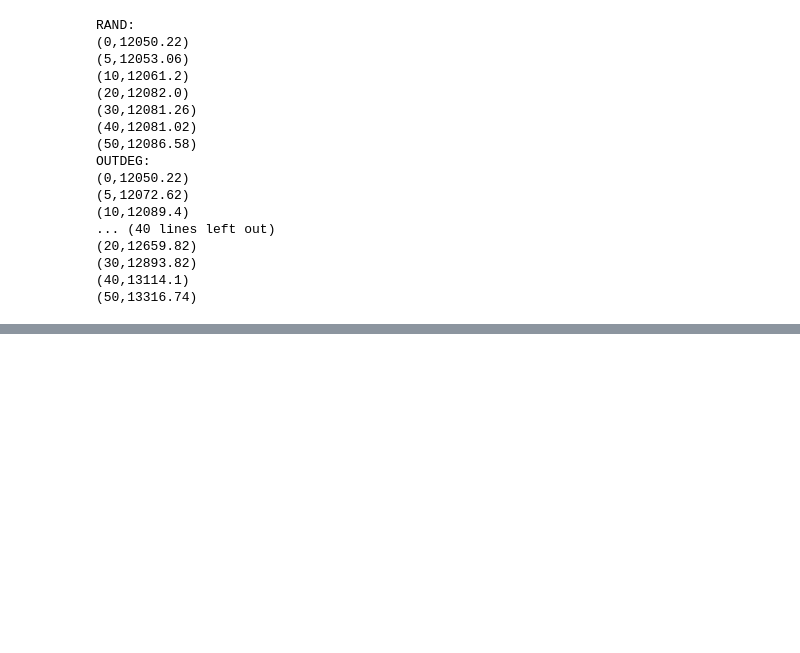
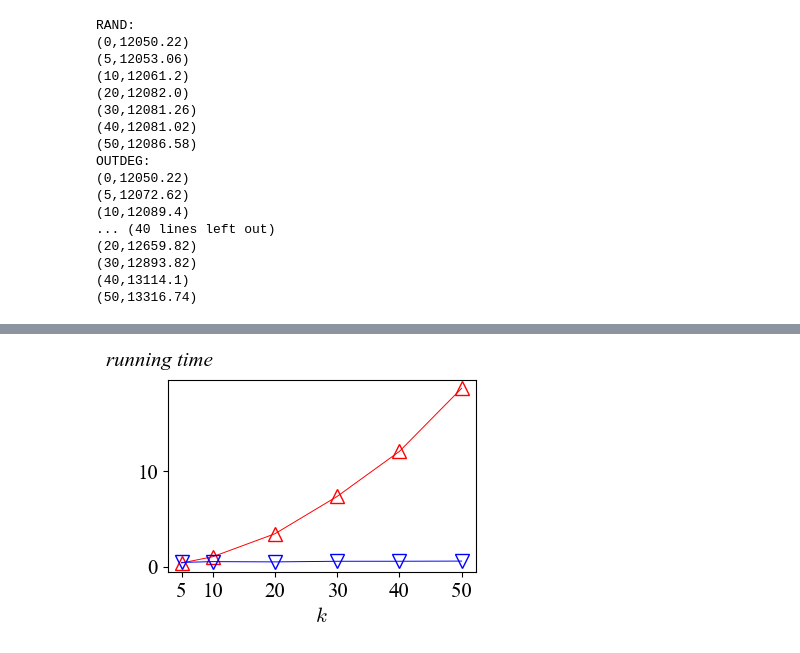
Before and after one commit to chenxlong3/AISPAC, a Jupyter notebook: data_process.ipynb, the cells around one changed output, grey strips where cells are left out. Drawn from its saved outputs; the diff is of its cells as text; code cells hidden in the pictures; blank space fills up the shorter version.

```diff
--- a/data_process.ipynb
+++ b/data_process.ipynb
@@ -679,0 +656,12 @@ OUTDEG:
+# %%
+plot_lines([runtime_dblp["IMA"], runtime_dblp["AISPAC"]],
+           line_labels=["IMA", "AISPAC"],
+           x_axis=K_LIST,
+           x_label=r"$k$",
+           y_label="running time",
+           save_path="./figs/time_k_dblp.pdf",
+           tick_size=15,
+           label_size=15,
+           ms=10)
+# %% [output]
+[figure, added]
```
Also changed, not shown: parts of 27 cells of this notebook.
